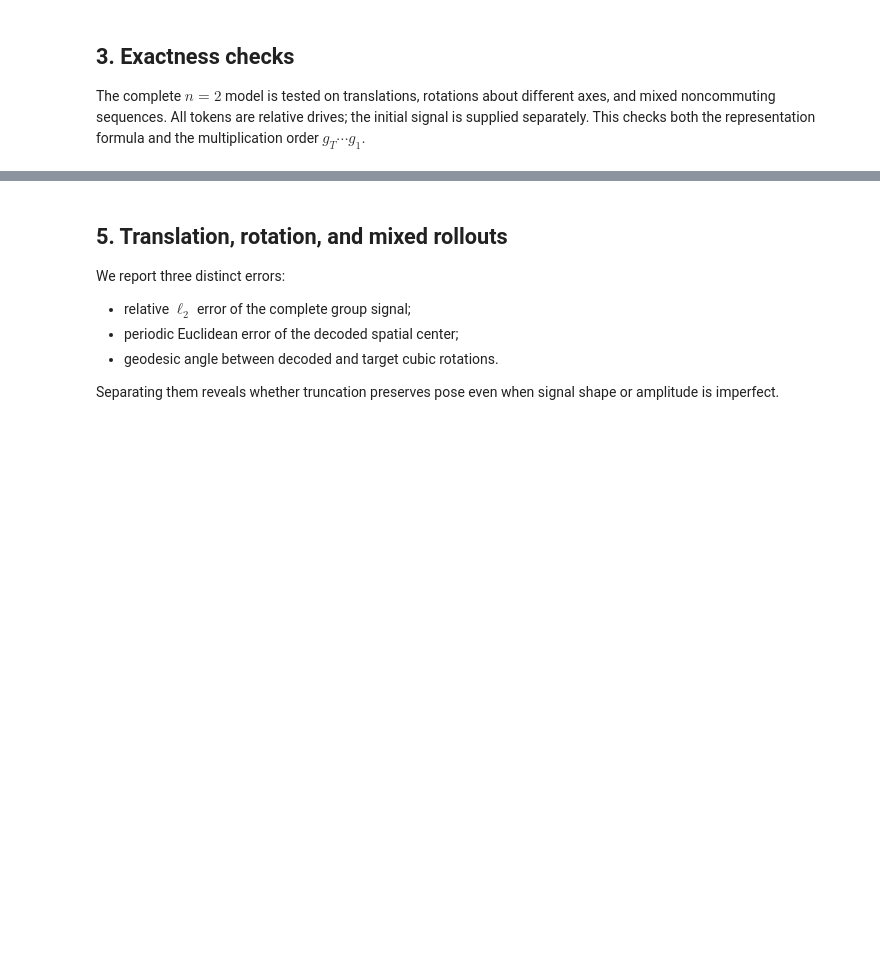
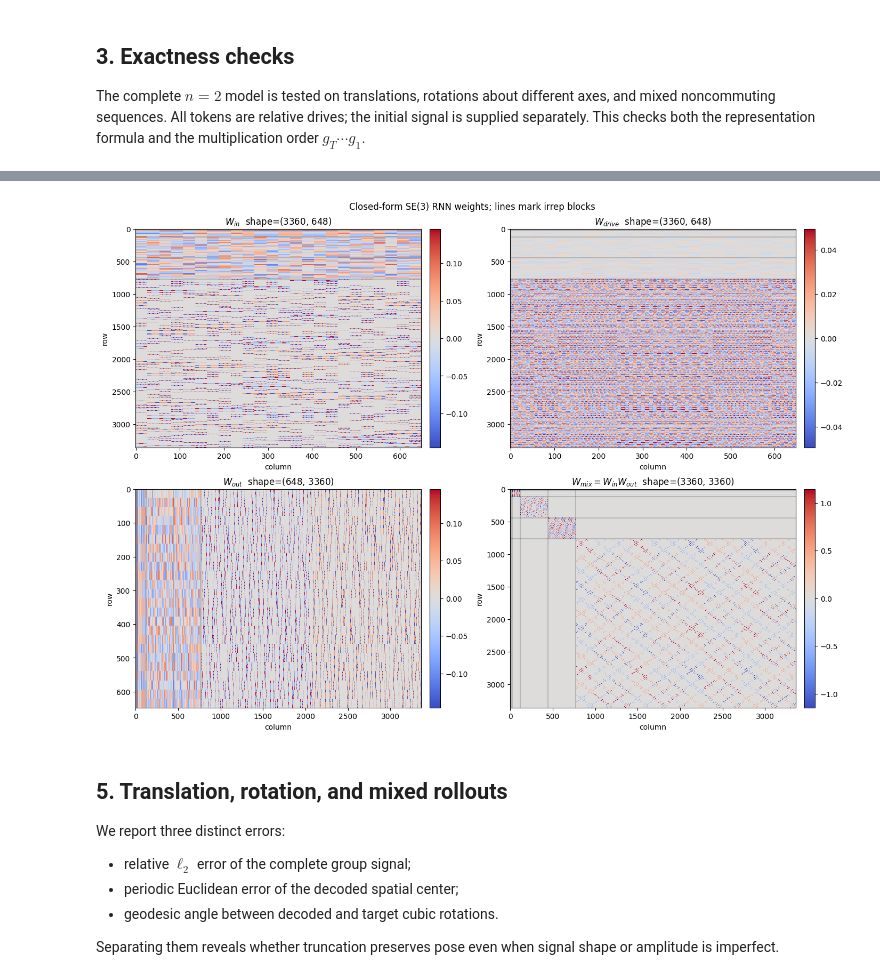
Before and after one commit to geometric-intelligence/grids-and-groups, a Jupyter notebook: notebooks/constructed_networks/rnn_constructed_discrete_SE3.ipynb, the cells around one changed output, grey strips where cells are left out. Saved outputs shown, nothing was run; the diff lists cells and outputs as text; code cells hidden in the pictures; blank space fills up the shorter version.

```diff
--- a/notebooks/constructed_networks/rnn_constructed_discrete_SE3.ipynb
+++ b/notebooks/constructed_networks/rnn_constructed_discrete_SE3.ipynb
@@ -199,3 +275,45 @@ plt.show()
+# %%
+# Closed-form weight operators for the truncated spatial model. W_mix remains
+# factored during recurrence and is materialized only for this diagnostic.
+W_mix_for_plot = params.W_in @ params.W_out
+weight_matrices = {
+    r"$W_{in}$": params.W_in,
+    r"$W_{drive}$": params.W_drive,
+    r"$W_{out}$": params.W_out,
+    r"$W_{mix}=W_{in}W_{out}$": W_mix_for_plot,
+}
+metadata_irreps = np.asarray([item["irrep_index"] for item in params.metadata])
+block_boundaries = np.flatnonzero(np.diff(metadata_irreps)) + 1
+
+figure, axes = plt.subplots(2, 2, figsize=(14, 10), constrained_layout=True)
+for panel, (ax, (name, matrix)) in enumerate(
+    zip(axes.ravel(), weight_matrices.items())
+):
+    scale = np.percentile(np.abs(matrix), 99)
+    image = ax.imshow(
+        matrix,
+        aspect="auto",
+        interpolation="nearest",
+        cmap="coolwarm",
+        vmin=-scale,
+        vmax=scale,
+    )
+    if panel in (0, 1, 3):
+        for boundary in block_boundaries:
+            ax.axhline(boundary - 0.5, color="black", linewidth=0.35, alpha=0.7)
+    if panel in (2, 3):
+        for boundary in block_boundaries:
+            ax.axvline(boundary - 0.5, color="black", linewidth=0.35, alpha=0.7)
+    ax.set_title(f"{name}  shape={matrix.shape}")
+    ax.set_xlabel("column")
+    ax.set_ylabel("row")
+    figure.colorbar(image, ax=ax, fraction=0.046, pad=0.03)
+figure.suptitle("Closed-form SE(3) RNN weights; lines mark irrep blocks")
+plt.show()
+
+del W_mix_for_plot
+# %% [output]
+[figure, added]
 # %% [markdown]
 ## 5. Translation, rotation, and mixed rollouts
 
```
Also changed, not shown: parts of 16 cells of this notebook, 9 other files.
